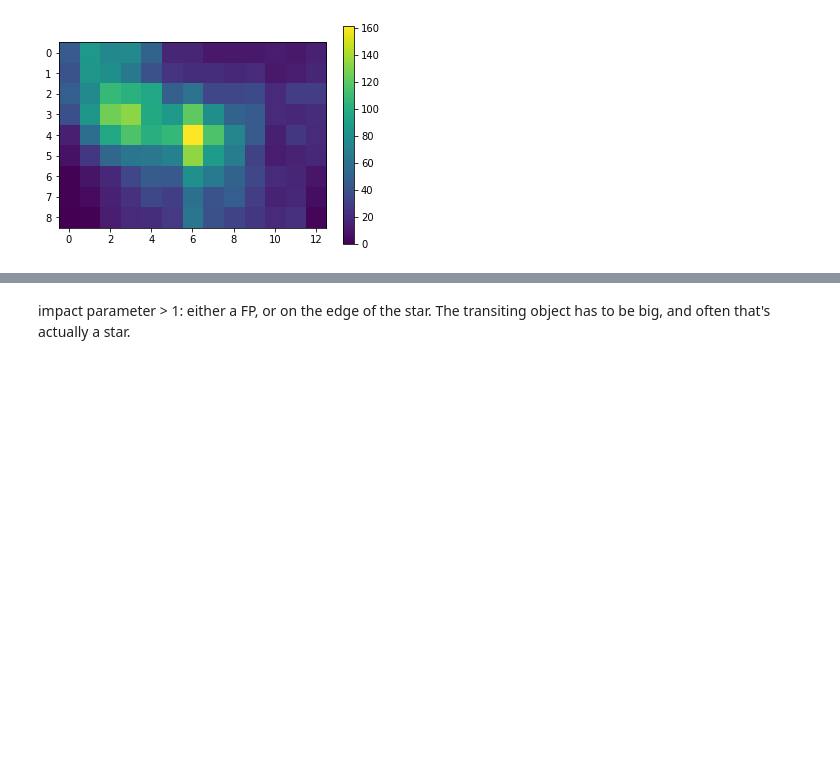
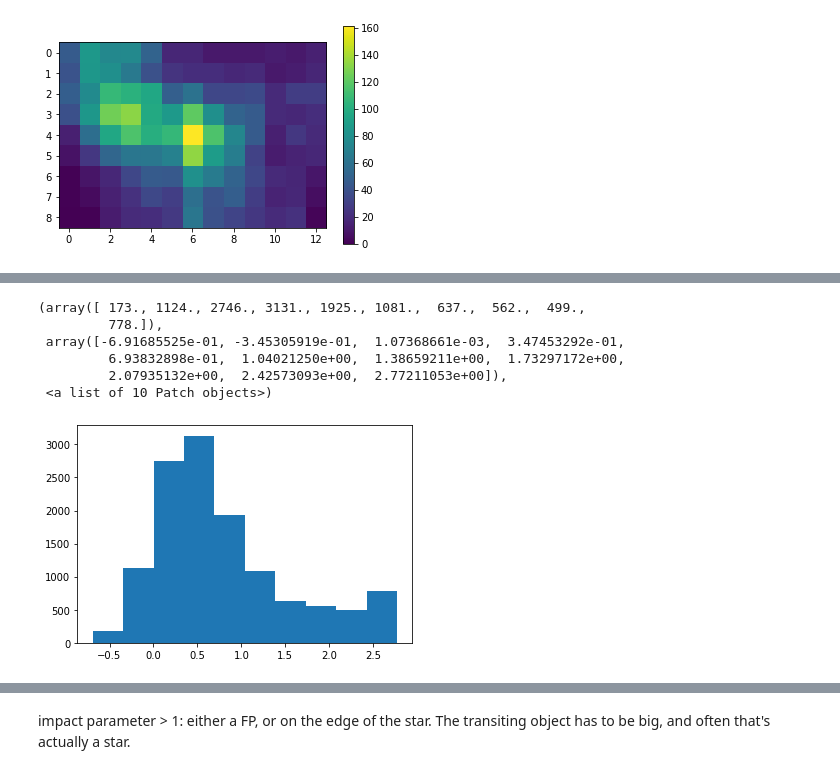
Before and after one commit to aditya-sengupta/exosyssim-prototyping, a Jupyter notebook: notebooks/occurrence_abc.ipynb, the cells around one changed output, grey strips where cells are left out. Saved outputs shown, nothing was run; the diff lists cells and outputs as text; code cells hidden in the pictures; blank space fills up the shorter version.

```diff
--- a/notebooks/occurrence_abc.ipynb
+++ b/notebooks/occurrence_abc.ipynb
@@ -323,5 +301,13 @@ plt.hist(np.log(catalog_synth.period))
 # %%
-plt.hist(np.log(catalog_synth.prad))
+plt.hist(np.log(detected_planets.prad))
+# %% [output]
+(array([ 173., 1124., 2746., 3131., 1925., 1081.,  637.,  562.,  499.,
+         778.]),
+ array([-6.91685525e-01, -3.45305919e-01,  1.07368661e-03,  3.47453292e-01,
+         6.93832898e-01,  1.04021250e+00,  1.38659211e+00,  1.73297172e+00,
+         2.07935132e+00,  2.42573093e+00,  2.77211053e+00]),
+ <a list of 10 Patch objects>)
+[figure, added]
 # %%
 N = np.zeros_like(f)
 detected = catalog_synth[catalog_synth.is_detected]
```
Also changed, not shown: parts of 20 cells of this notebook.
